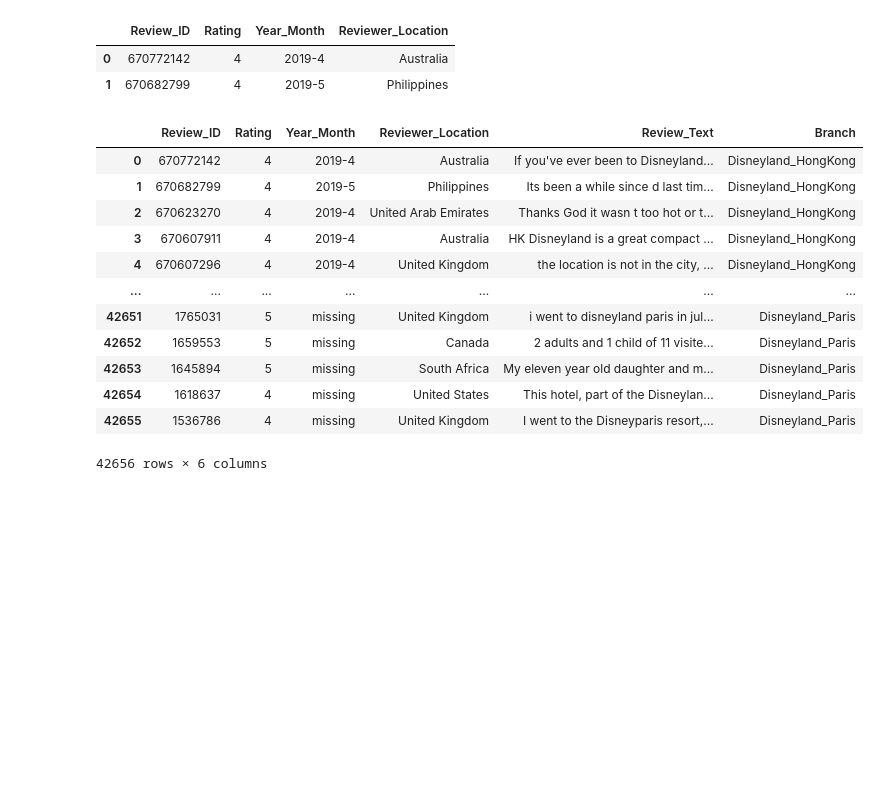
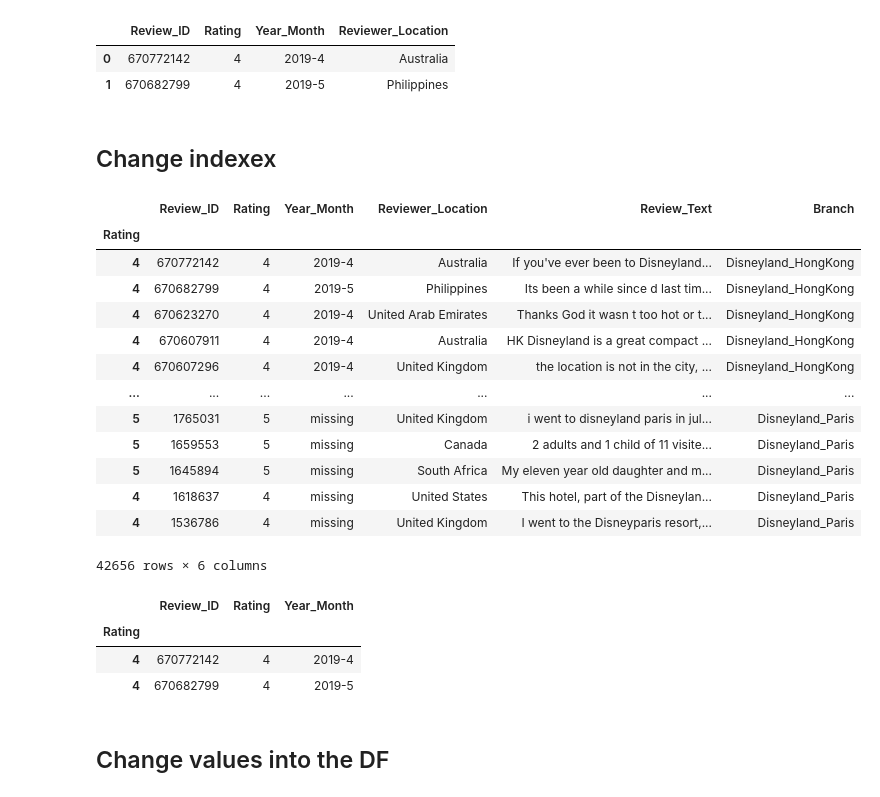
Before and after one commit to 39cam/DataScience, a Jupyter notebook: first_try.ipynb, the cells around one changed output. Saved outputs shown, nothing was run; the diff lists cells and outputs as text; code cells hidden in the pictures; blank space fills up the shorter version.

Commit message:
Values and access

```diff
--- a/first_try.ipynb
+++ b/first_try.ipynb
@@ -112,28 +112,37 @@ df.iloc[0:2,0:4] # I also can look for data without the double [],[]
 |  | Review_ID | Rating | Year_Month | Reviewer_Location |
 | 0 | 670772142 | 4 | 2019-4 | Australia |
 | 1 | 670682799 | 4 | 2019-5 | Philippines |
+# %% [markdown]
+## Change indexex
 # %%
-# We can also change the index of the dataframe
-
-#df2 = df # Create a new df
-
-#df2.index = df2['Rating']
-
-#df2
+# We also can change the index of the dataframe
+df2 = pd.read_csv('Files/DisneylandReviews.csv', encoding="latin-1") # Create a dataframe again
+df2.index = df2['Rating']
+df2
+# %% [output]
+|  | Review_ID | Rating | Year_Month | Reviewer_Location | Review_Text | Branch |
+| Rating |  |  |  |  |  |  |
+| 4 | 670772142 | 4 | 2019-4 | Australia | If you've ever been to Disneyland... | Disneyland_HongKong |
+| 4 | 670682799 | 4 | 2019-5 | Philippines | Its been a while since d last tim... | Disneyland_HongKong |
+| 4 | 670623270 | 4 | 2019-4 | United Arab Emirates | Thanks God it wasn t too hot or t... | Disneyland_HongKong |
+| 4 | 670607911 | 4 | 2019-4 | Australia | HK Disneyland is a great compact ... | Disneyland_HongKong |
+| 4 | 670607296 | 4 | 2019-4 | United Kingdom | the location is not in the city, ... | Disneyland_HongKong |
+| ... | ... | ... | ... | ... | ... | ... |
+| 5 | 1765031 | 5 | missing | United Kingdom | i went to disneyland paris in jul... | Disneyland_Paris |
+| 5 | 1659553 | 5 | missing | Canada | 2 adults and 1 child of 11 visite... | Disneyland_Paris |
+| 5 | 1645894 | 5 | missing | South Africa | My eleven year old daughter and m... | Disneyland_Paris |
+| 4 | 1618637 | 4 | missing | United States | This hotel, part of the Disneylan... | Disneyland_Paris |
+| 4 | 1536786 | 4 | missing | United Kingdom | I went to the Disneyparis resort,... | Disneyland_Paris |
+42656 rows × 6 columns
 # %%
-# If i see df, its the same, i didn't change it
-df
+# If we use the iloc, then we can access to the data with the number index
+
+df2.iloc[0:2,0:3] # Still works because we used iloc, if we use loc, then
+# It wouldn't work, because it would work with the Rating index
 # %% [output]
-|  | Review_ID | Rating | Year_Month | Reviewer_Location | Review_Text | Branch |
-| 0 | 670772142 | 4 | 2019-4 | Australia | If you've ever been to Disneyland... | Disneyland_HongKong |
-| 1 | 670682799 | 4 | 2019-5 | Philippines | Its been a while since d last tim... | Disneyland_HongKong |
-| 2 | 670623270 | 4 | 2019-4 | United Arab Emirates | Thanks God it wasn t too hot or t... | Disneyland_HongKong |
-| 3 | 670607911 | 4 | 2019-4 | Australia | HK Disneyland is a great compact ... | Disneyland_HongKong |
-| 4 | 670607296 | 4 | 2019-4 | United Kingdom | the location is not in the city, ... | Disneyland_HongKong |
-| ... | ... | ... | ... | ... | ... | ... |
-| 42651 | 1765031 | 5 | missing | United Kingdom | i went to disneyland paris in jul... | Disneyland_Paris |
-| 42652 | 1659553 | 5 | missing | Canada | 2 adults and 1 child of 11 visite... | Disneyland_Paris |
-| 42653 | 1645894 | 5 | missing | South Africa | My eleven year old daughter and m... | Disneyland_Paris |
-| 42654 | 1618637 | 4 | missing | United States | This hotel, part of the Disneylan... | Disneyland_Paris |
-| 42655 | 1536786 | 4 | missing | United Kingdom | I went to the Disneyparis resort,... | Disneyland_Paris |
+|  | Review_ID | Rating | Year_Month |
+| Rating |  |  |  |
+| 4 | 670772142 | 4 | 2019-4 |
+| 4 | 670682799 | 4 | 2019-5 |
-42656 rows × 6 columns
+# %% [markdown]
+## Change values into the DF
```
Also changed, not shown: parts of 5 cells of this notebook.
